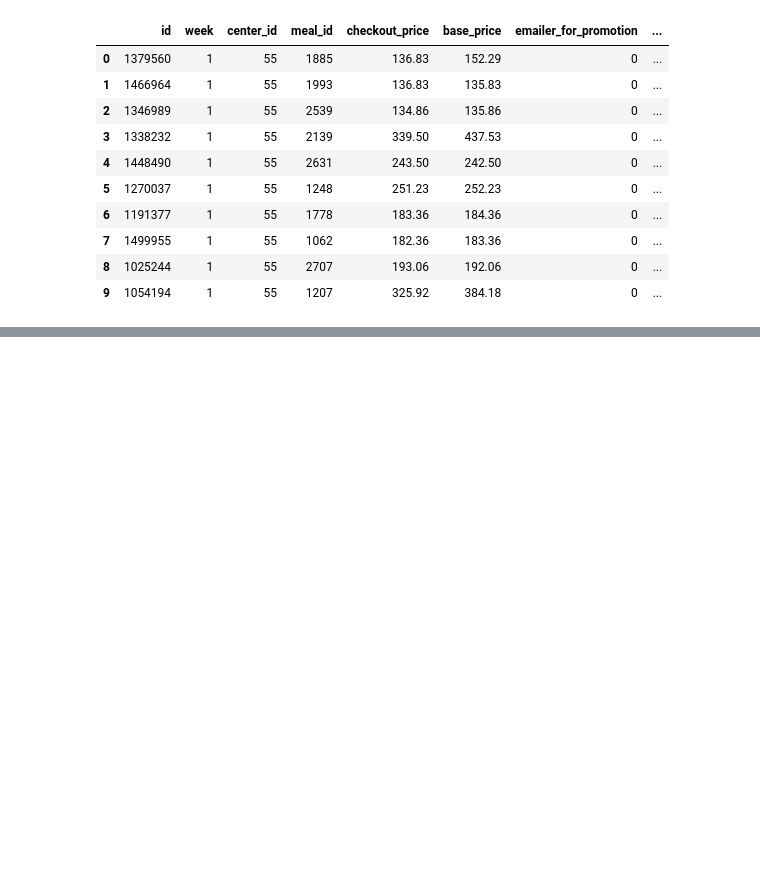
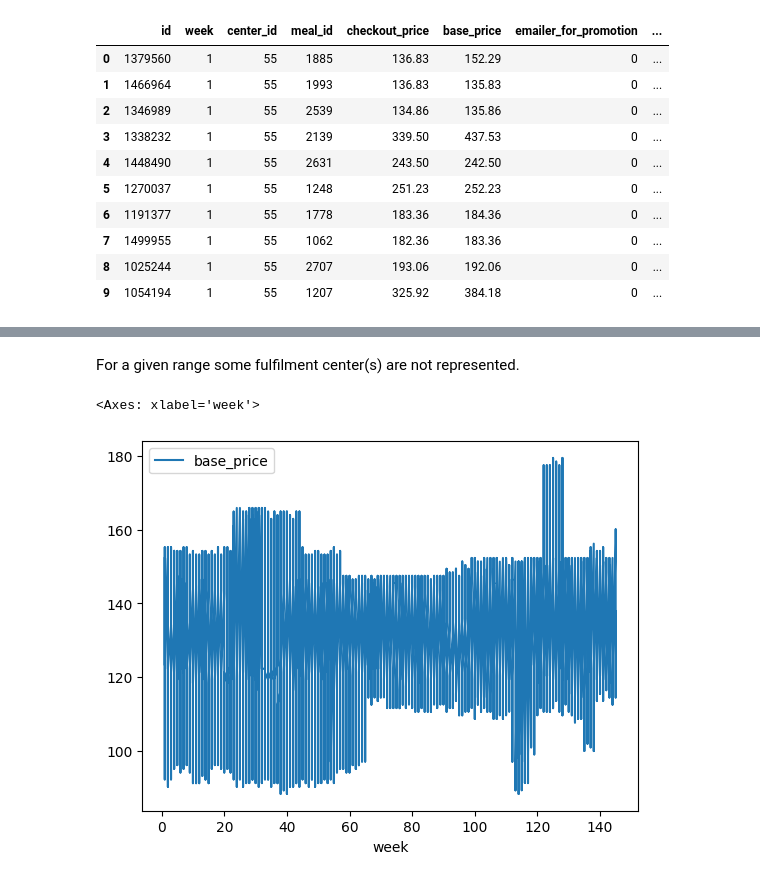
Before and after one commit to Arghantyr/Data-magic-dojo, a Jupyter notebook: datasets/food-demand-forecasting/food-demand-forecasting-EDA.ipynb, the cells around one changed output, grey strips where cells are left out. Saved outputs shown, nothing was run; the diff lists cells and outputs as text; code cells hidden in the pictures; blank space fills up the shorter version.

```diff
--- a/datasets/food-demand-forecasting/food-demand-forecasting-EDA.ipynb
+++ b/datasets/food-demand-forecasting/food-demand-forecasting-EDA.ipynb
@@ -236,0 +355,9 @@ train.head(10)
+# %% [markdown]
+For a given range some fulfilment center(s) are not represented.
+# %%
+train.loc[(train['meal_id']==1885), ['week', 'base_price']].plot(
+    x='week'
+)
+# %% [output]
+<Axes: xlabel='week'>
+[figure, added]
```
Also changed, not shown: parts of 21 cells of this notebook.
